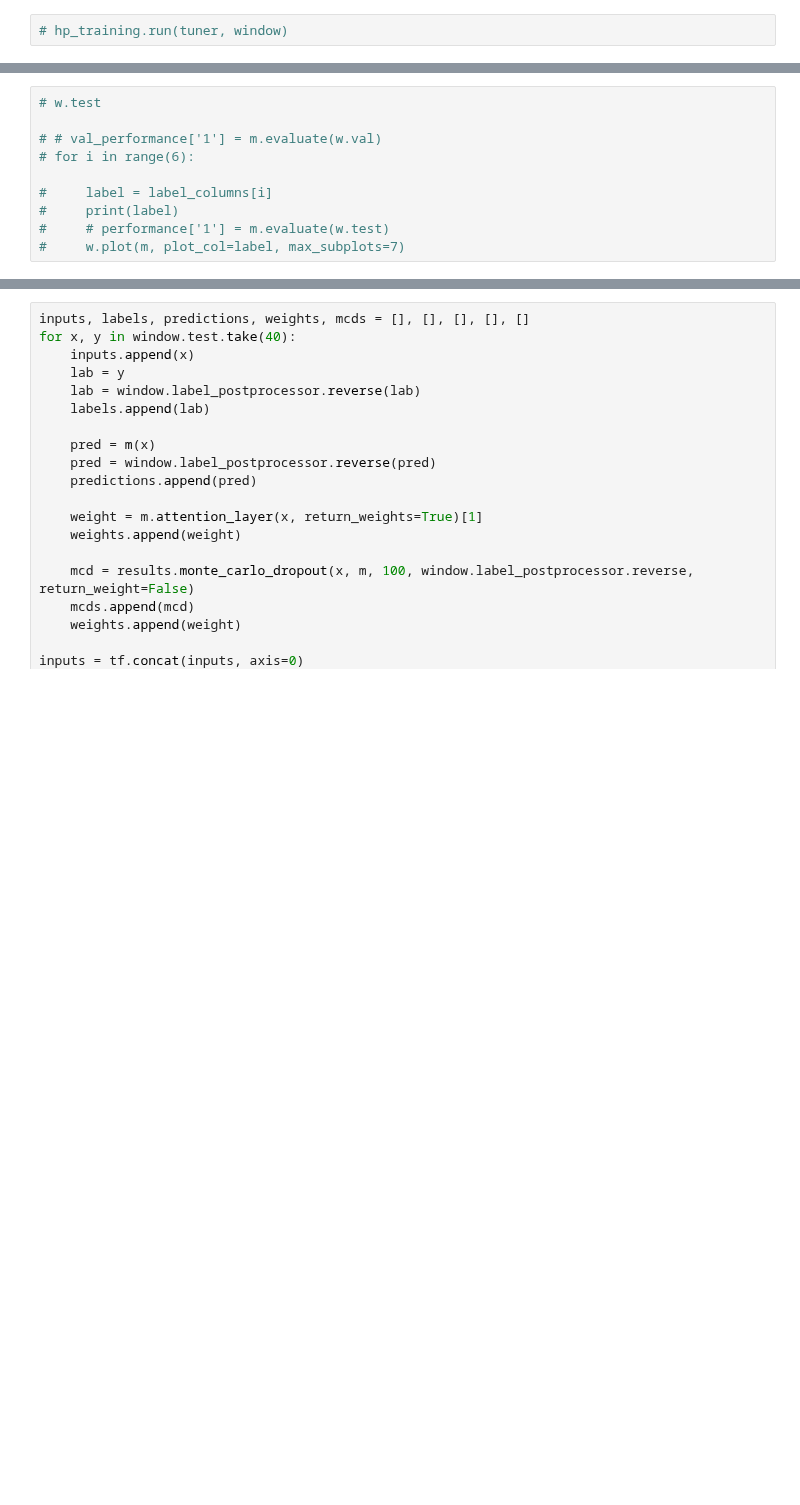
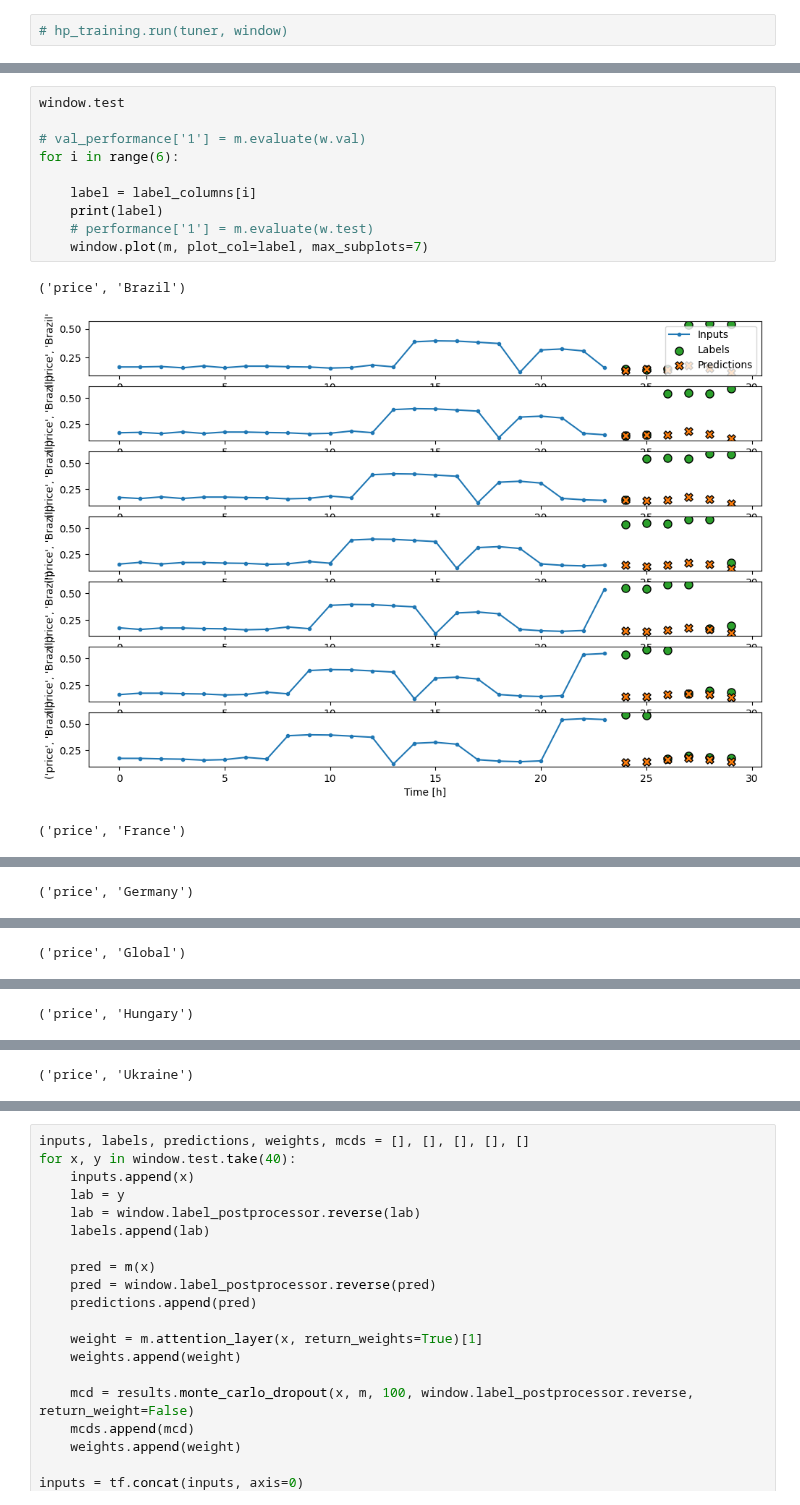
Before and after one commit to Gogonemnem/erasmus-university-rotterdam-assignments, a Jupyter notebook: code/notebooks/Gonem/hp.ipynb, the cells around one changed output, grey strips where cells are left out. Cells and saved outputs as stored; diff of their text form; blank space fills up the shorter version.

```diff
--- a/code/notebooks/Gonem/hp.ipynb
+++ b/code/notebooks/Gonem/hp.ipynb
@@ -146,10 +128,14 @@ m.evaluate(window.test)
 # %%
-# w.test
+window.test
 
-# # val_performance['1'] = m.evaluate(w.val)
-# for i in range(6):
+# val_performance['1'] = m.evaluate(w.val)
+for i in range(6):
 
-#     label = label_columns[i]
-#     print(label)
-#     # performance['1'] = m.evaluate(w.test)
-#     w.plot(m, plot_col=label, max_subplots=7)
+    label = label_columns[i]
+    print(label)
+    # performance['1'] = m.evaluate(w.test)
+    window.plot(m, plot_col=label, max_subplots=7)
+# %% [output]
+('price', 'Brazil')
+[figure, added]
+('price', 'France')
@@ -155,0 +143 @@ m.evaluate(window.test)
+('price', 'Germany')
@@ -155,0 +145 @@ m.evaluate(window.test)
+('price', 'Global')
@@ -155,0 +147 @@ m.evaluate(window.test)
+('price', 'Hungary')
@@ -155,0 +149 @@ m.evaluate(window.test)
+('price', 'Ukraine')
```
Also changed, not shown: parts of 11 cells of this notebook, 10 other files.
